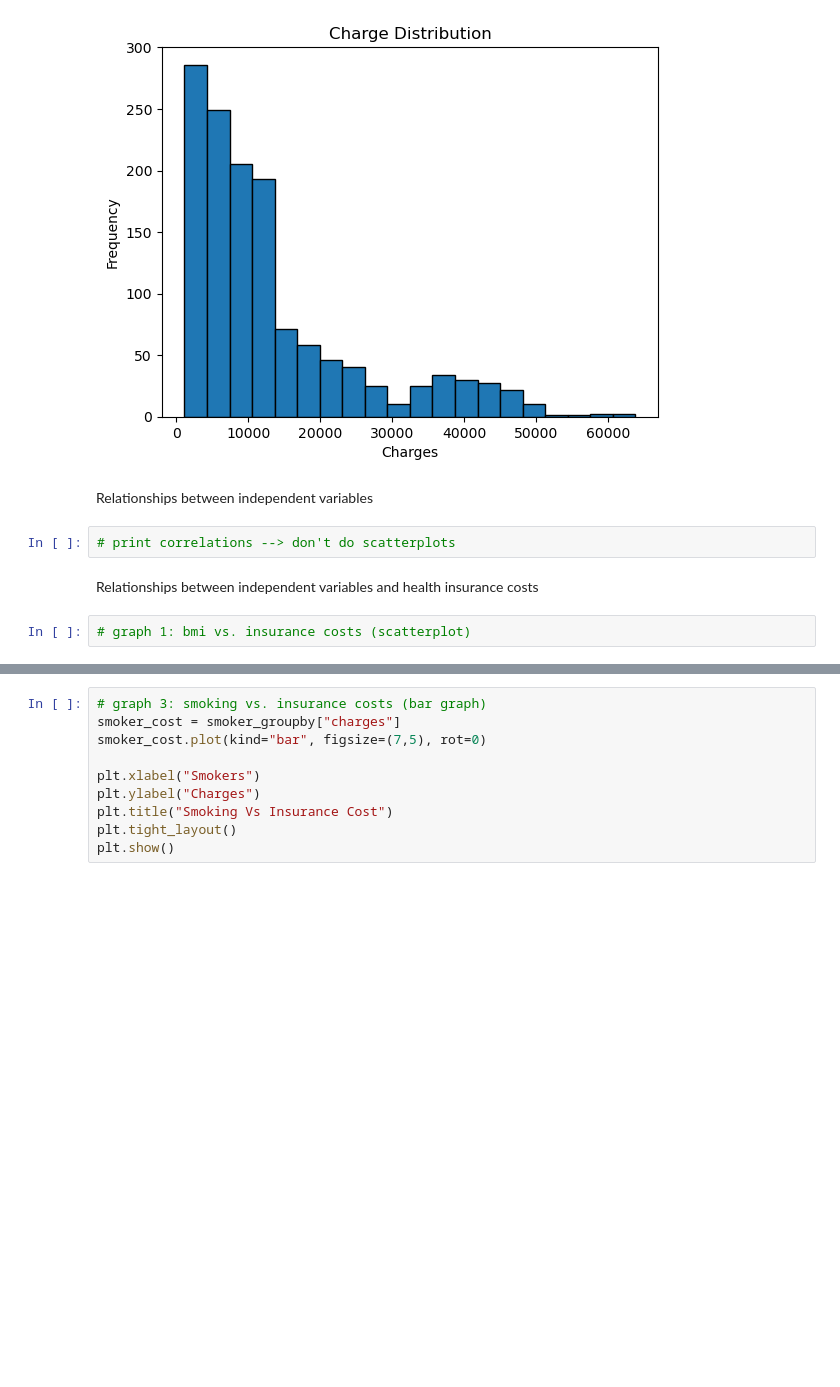
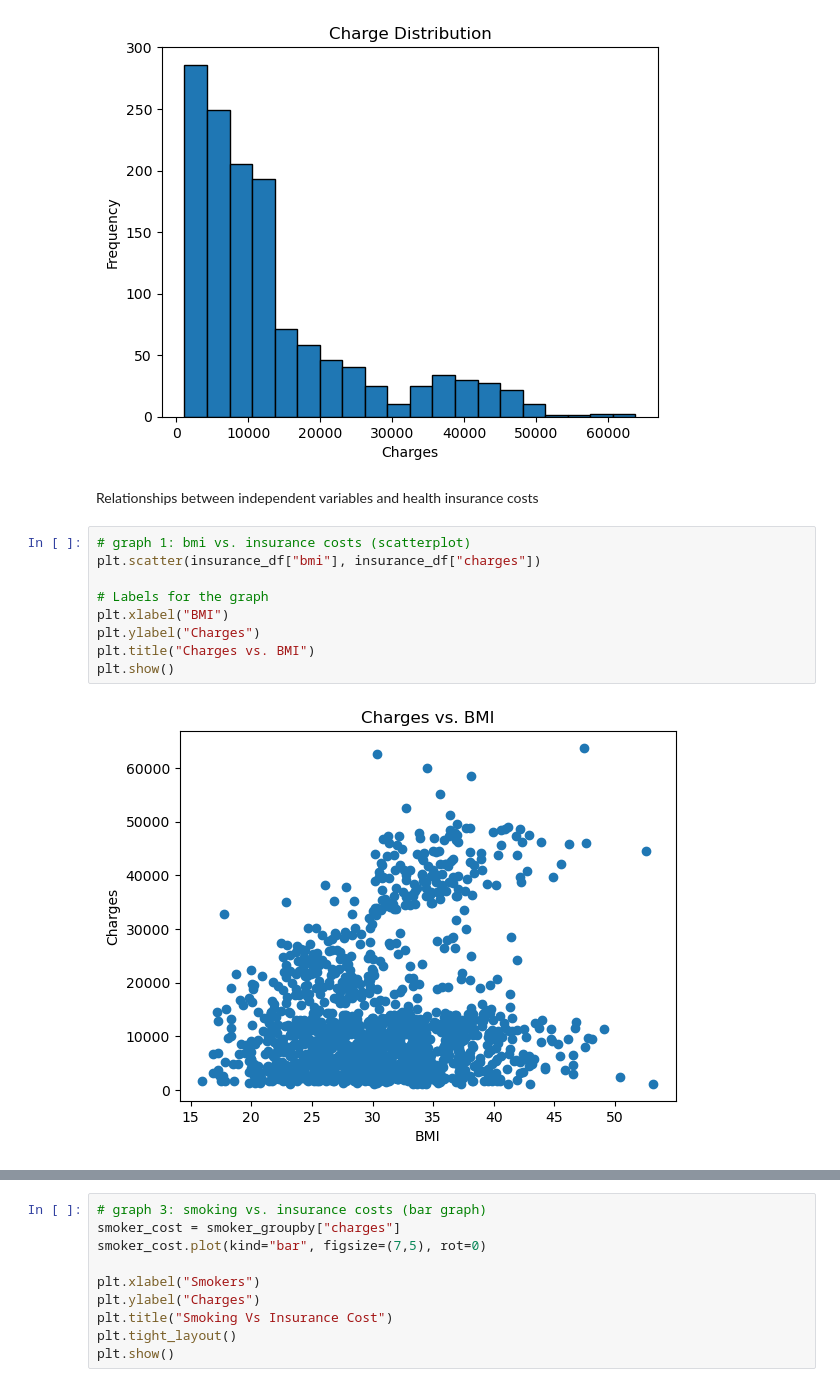
Before and after one commit to carolinefoshee/project-1, a Jupyter notebook: project1.ipynb, the cells around one changed output, grey strips where cells are left out. Saved outputs shown, nothing was run; the diff lists cells and outputs as text; blank space fills up the shorter version.

```diff
--- a/project1.ipynb
+++ b/project1.ipynb
@@ -231,11 +219,16 @@ plt.title("Charge Distribution")
 plt.show()
 # %% [output]
 [figure]
-# %% [markdown]
-Relationships between independent variables
-# %%
-# print correlations --> don't do scatterplots
 # %% [markdown]
 Relationships between independent variables and health insurance costs
 # %%
 # graph 1: bmi vs. insurance costs (scatterplot)
+plt.scatter(insurance_df["bmi"], insurance_df["charges"])
+
+# Labels for the graph
+plt.xlabel("BMI")
+plt.ylabel("Charges")
+plt.title("Charges vs. BMI")
+plt.show()
+# %% [output]
+[figure, added]
```
Also changed, not shown: parts of 15 cells of this notebook.
